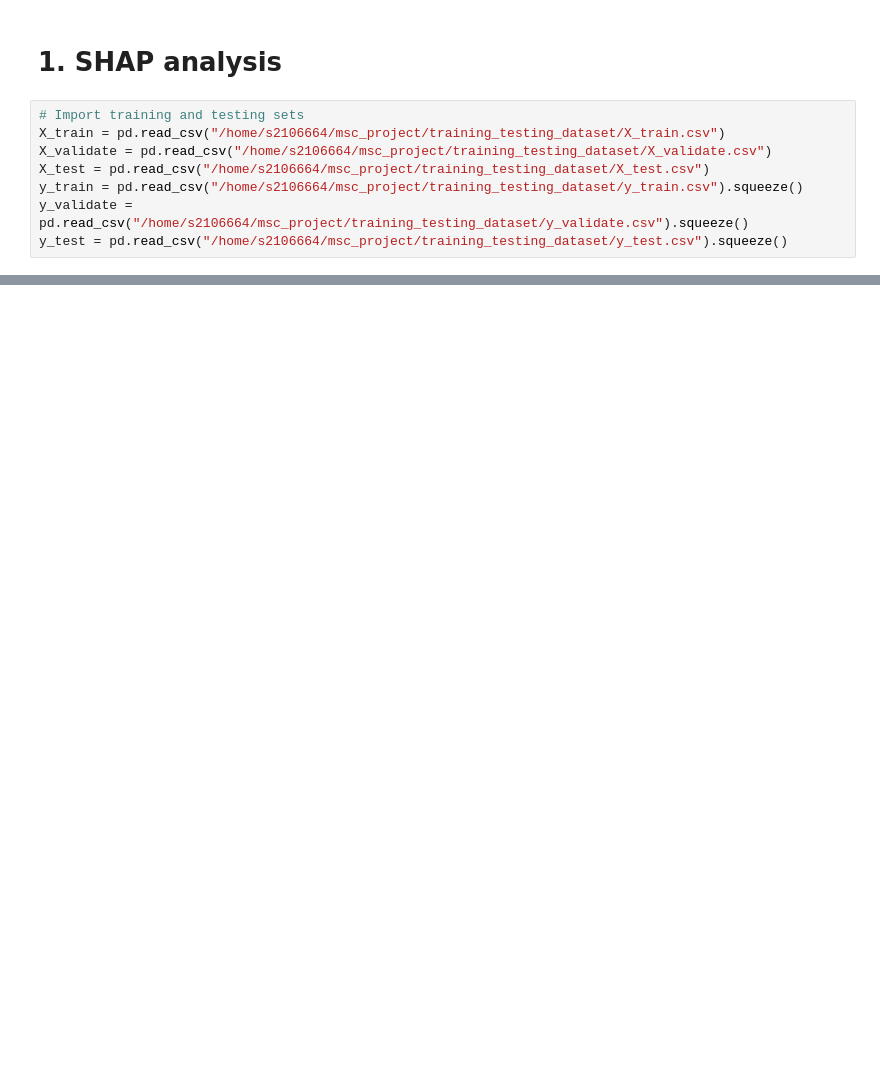
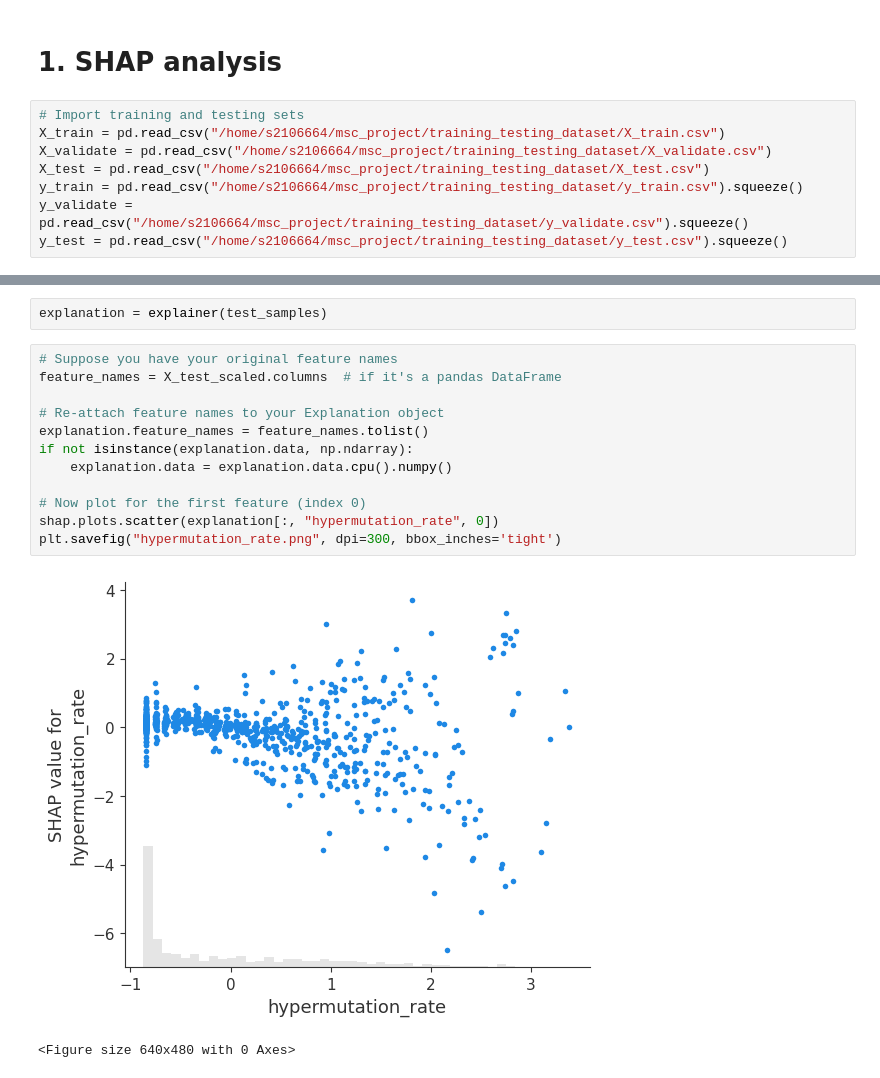
Before and after one commit to lewisl23/BCR-classification-model, a Jupyter notebook: SHAP_analysis/shap_analysis.ipynb, the cells around one changed output, grey strips where cells are left out. Saved outputs shown, nothing was run; the diff lists cells and outputs as text; blank space fills up the shorter version.

```diff
--- a/SHAP_analysis/shap_analysis.ipynb
+++ b/SHAP_analysis/shap_analysis.ipynb
@@ -149,0 +159,17 @@ shap.force_plot(explainer.expected_value[0], shap_values, test_samples_np, featu
+# %%
+explanation = explainer(test_samples)
+# %%
+# Suppose you have your original feature names
+feature_names = X_test_scaled.columns  # if it's a pandas DataFrame
+
+# Re-attach feature names to your Explanation object
+explanation.feature_names = feature_names.tolist()
+if not isinstance(explanation.data, np.ndarray):
+    explanation.data = explanation.data.cpu().numpy()
+
+# Now plot for the first feature (index 0)
+shap.plots.scatter(explanation[:, "hypermutation_rate", 0])
+plt.savefig("hypermutation_rate.png", dpi=300, bbox_inches='tight')
+# %% [output]
+[figure, added]
+<Figure size 640x480 with 0 Axes>
```
Also changed, not shown: parts of 21 cells of this notebook.
